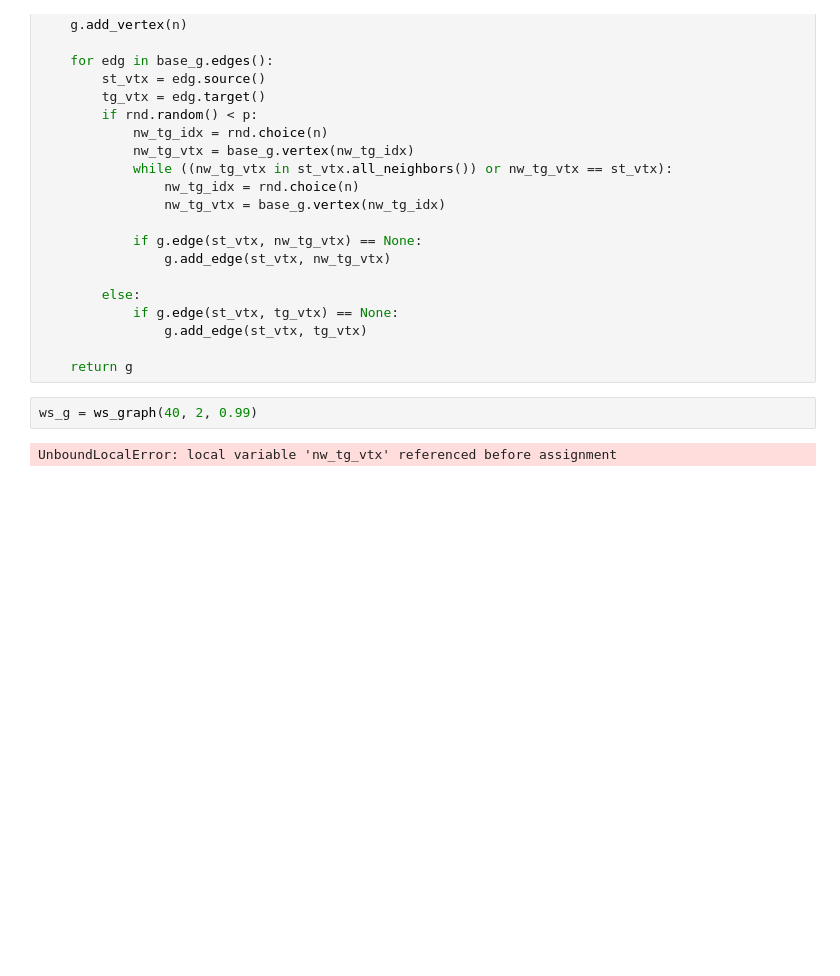
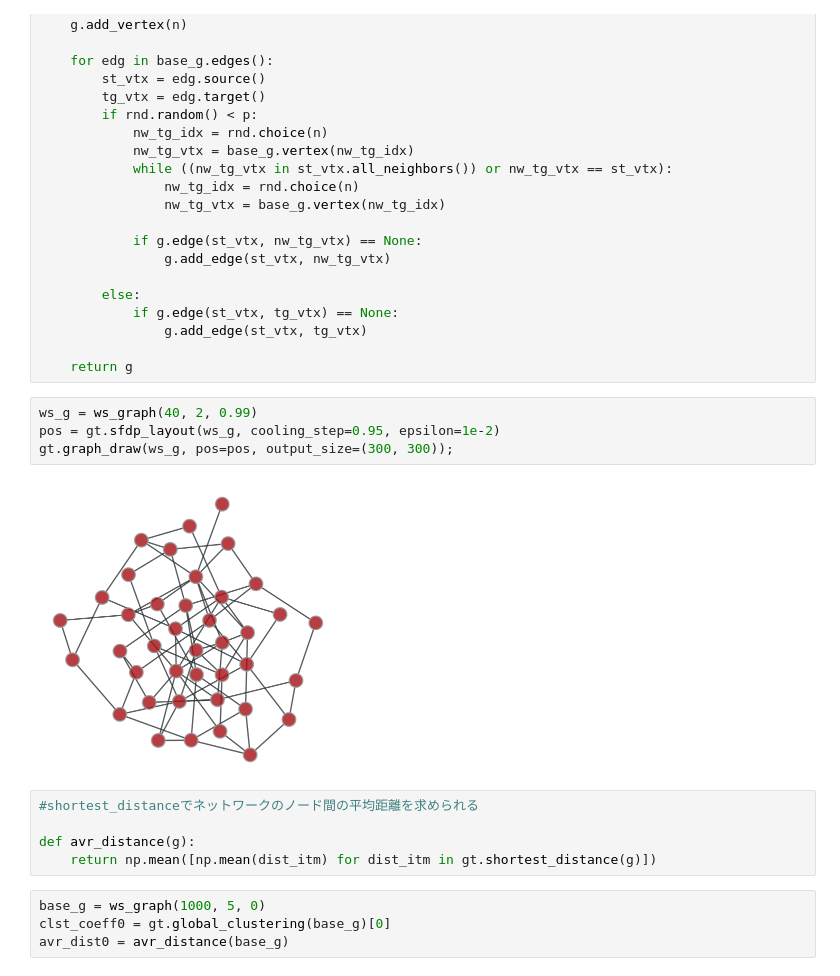
Before and after one commit to HiromasaYamanishi/daily, a Jupyter notebook: 2022/June/0625/graph-tool.ipynb, the cells around one changed output. Drawn from its saved outputs; the diff is of its cells as text; blank space fills up the shorter version.

```diff
--- a/2022/June/0625/graph-tool.ipynb
+++ b/2022/June/0625/graph-tool.ipynb
@@ -73,7 +73,18 @@ def ws_graph(n, k, p):
                 g.add_edge(st_vtx, tg_vtx)
 
     return g
-# %%
-ws_g = ws_graph(40, 2, 0.99)
-# %% [output]
-UnboundLocalError: local variable 'nw_tg_vtx' referenced before assignment
+# %%
+ws_g = ws_graph(40, 2, 0.99)
+pos = gt.sfdp_layout(ws_g, cooling_step=0.95, epsilon=1e-2)
+gt.graph_draw(ws_g, pos=pos, output_size=(300, 300));
+# %% [output]
+[figure, added]
+# %%
+#shortest_distanceでネットワークのノード間の平均距離を求められる
+
+def avr_distance(g):
+    return np.mean([np.mean(dist_itm) for dist_itm in gt.shortest_distance(g)])
+# %%
+base_g = ws_graph(1000, 5, 0)
+clst_coeff0 = gt.global_clustering(base_g)[0]
+avr_dist0 = avr_distance(base_g)
```
Also changed, not shown: parts of 2 cells of this notebook.
